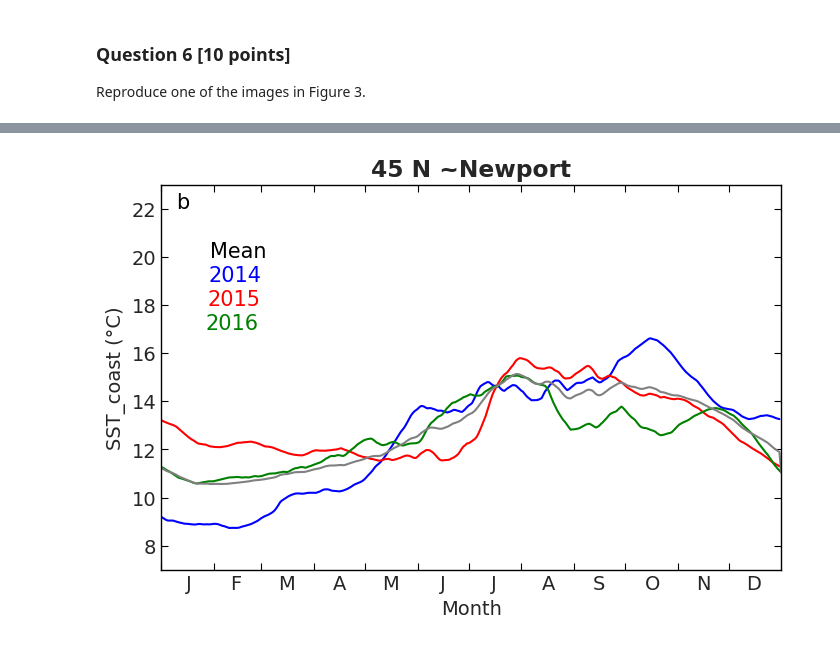
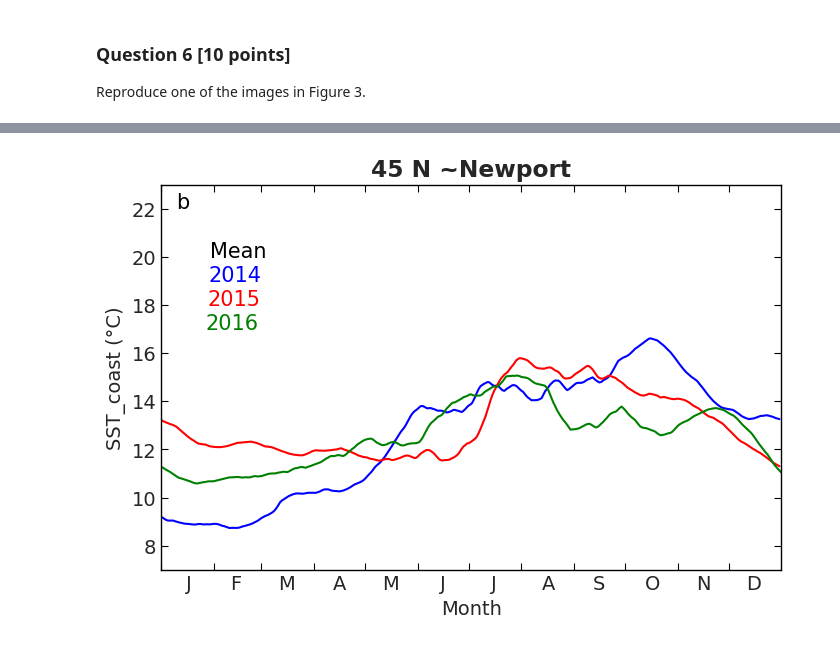
Before and after one commit to UCB-stat-159-s23/hw03-Group12, a Jupyter notebook: hw03-climate.ipynb, the cells around one changed output, grey strips where cells are left out. Cells and saved outputs as stored; diff of their text form; code cells hidden in the pictures.

Commit message:
Commented out mean plot line

```diff
--- a/hw03-climate.ipynb
+++ b/hw03-climate.ipynb
@@ -295,35 +287,42 @@ newport_2014["time"] = newport_2014["time.dayofyear"]
 newport_2015["time"] = newport_2015["time.dayofyear"]
 newport_2016["time"] = newport_2016["time.dayofyear"]
 
+# Create plot
 fig, ax = plt.subplots()
 fig.set_size_inches(8,5)
 ax.grid(False)
 
+# Draw plot lines for 2014, 2015, 2016
 newport_2014.plot(ax=ax, ylim=(7,23), color="blue")
 newport_2015.plot(ax=ax, ylim=(7,23), color="red")
 newport_2016.plot(ax=ax, ylim=(7,23), color="green")
 
-newport_rolling.sel(time=slice("2014","2016")).groupby("time.dayofyear"
-                                                      ).mean().plot(ax=ax,
-                                                                    color="gray")
+# Draw plot line for mean
+#newport_rolling.sel(time=slice("2014","2016")).groupby("time.dayofyear"
+#                                                      ).mean().plot(ax=ax,
+#                                                                    color="gray")
+
+# Format ticks
 ax.tick_params(color="black", length=5, direction="in", top=True, right=True)
 ax.set_xticks([1, 32, 60 , 91, 121, 152, 182, 213, 244, 274, 305, 335])
 ax.set_xticklabels('')
 ax.set_xticks([17, 45, 75 , 106, 136, 167, 197, 229, 259, 290, 320, 350], minor=True)
 ax.set_xticklabels(["J", "F", "M", "A", "M","J", "J", "A", "S", "O", "N", "D"], minor=True)
 
+# Format borders
 ax.margins(x=0)
 ax.spines[:].set_visible(True)
 ax.spines[:].set_color("black")
 
+# Format title and labels
 ax.set_title("45 N ~Newport", fontweight="bold")
 ax.set_xlabel("Month")
 ax.set_ylabel("SST_coast (°C)")
 ax.text(30,20, "Mean", fontsize= 15, color="black")
 ax.text(29,19, "2014", fontsize= 15, color="blue")
 ax.text(28,18, "2015", fontsize= 15, color="red")
 ax.text(27,17, "2016", fontsize= 15, color="green")
 ax.text(10,22, "b", fontsize= 15, color="black")
 plt.show()
 # %% [output]
-[figure, old version]
+[figure, new version]
```
Also changed, not shown: parts of 2 cells of this notebook.
